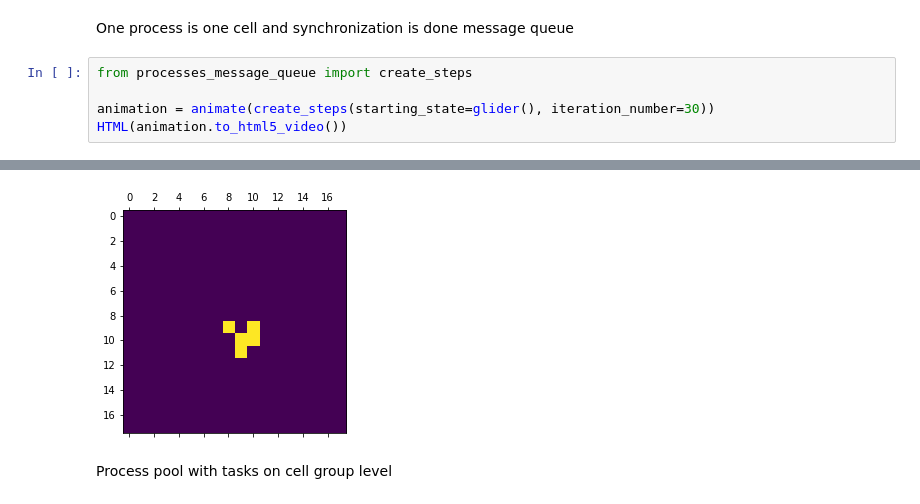
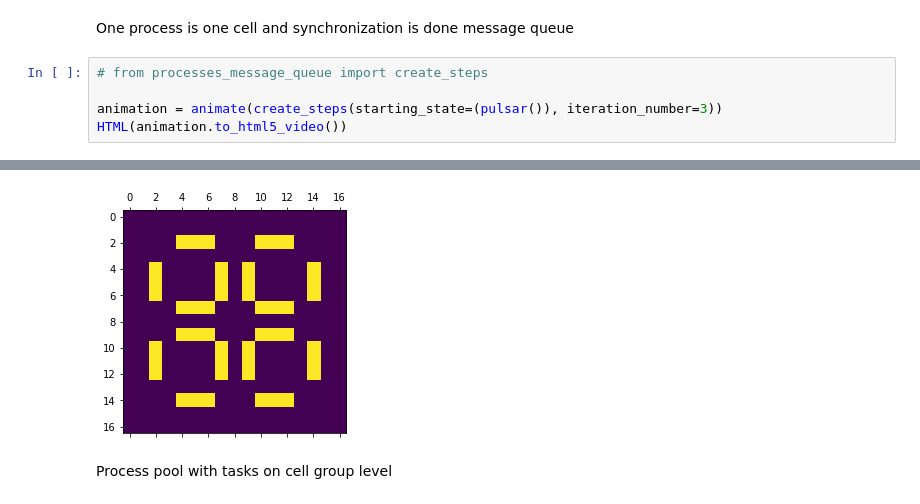
Before and after one commit to Bagelax/game-of-life, a Jupyter notebook: visualization.ipynb, the cells around one changed output, grey strips where cells are left out. Saved outputs shown, nothing was run; the diff lists cells and outputs as text.

```diff
--- a/visualization.ipynb
+++ b/visualization.ipynb
@@ -41,13 +41,13 @@ HTML(animation.to_html5_video())
 # %% [markdown]
 One process is one cell and synchronization is done message queue
 # %%
-from processes_message_queue import create_steps
+# from processes_message_queue import create_steps
 
-animation = animate(create_steps(starting_state=glider(), iteration_number=30))
+animation = animate(create_steps(starting_state=(pulsar()), iteration_number=3))
 HTML(animation.to_html5_video())
 # %% [output]
 [interactive output not drawn]
-[figure, old version]
+[figure, new version]
 # %% [markdown]
 Process pool with tasks on cell group level
 # %%
```
Also changed, not shown: parts of 1 cell of this notebook, 2 other files.
